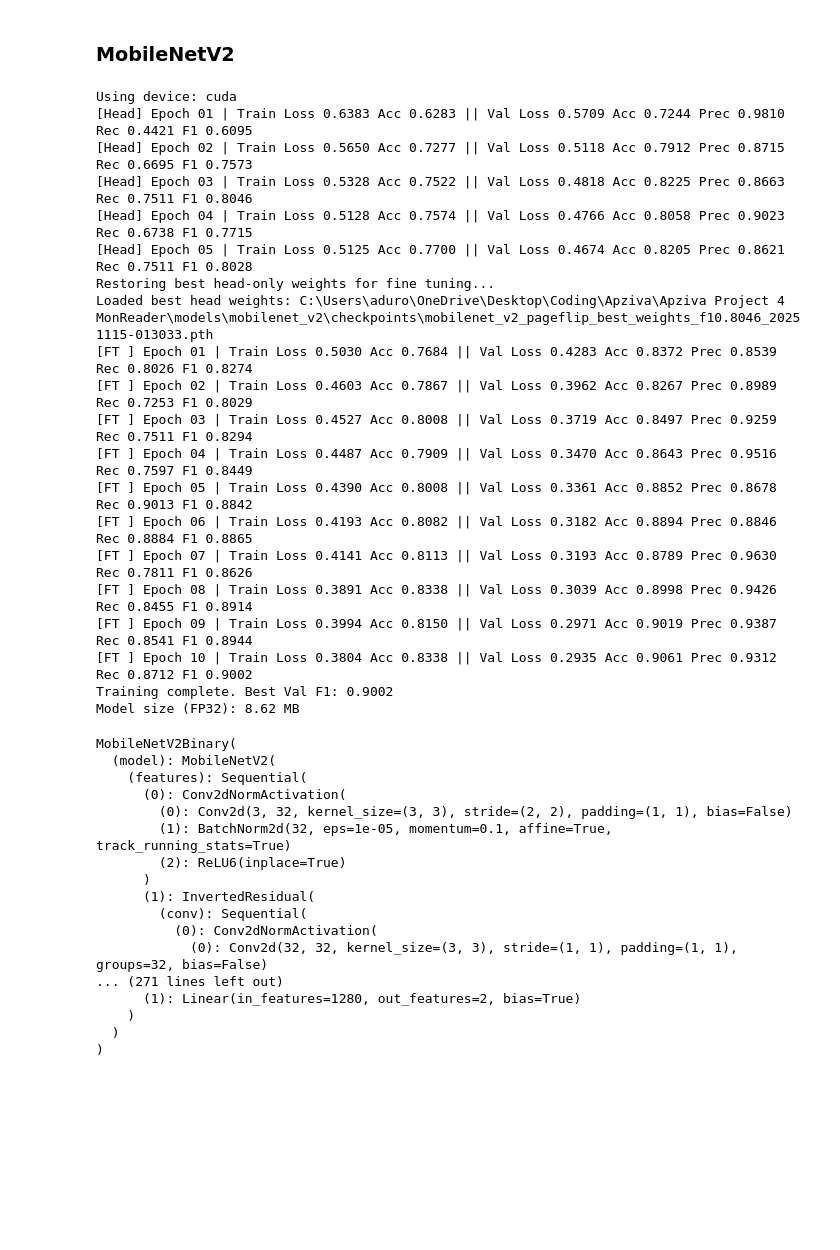
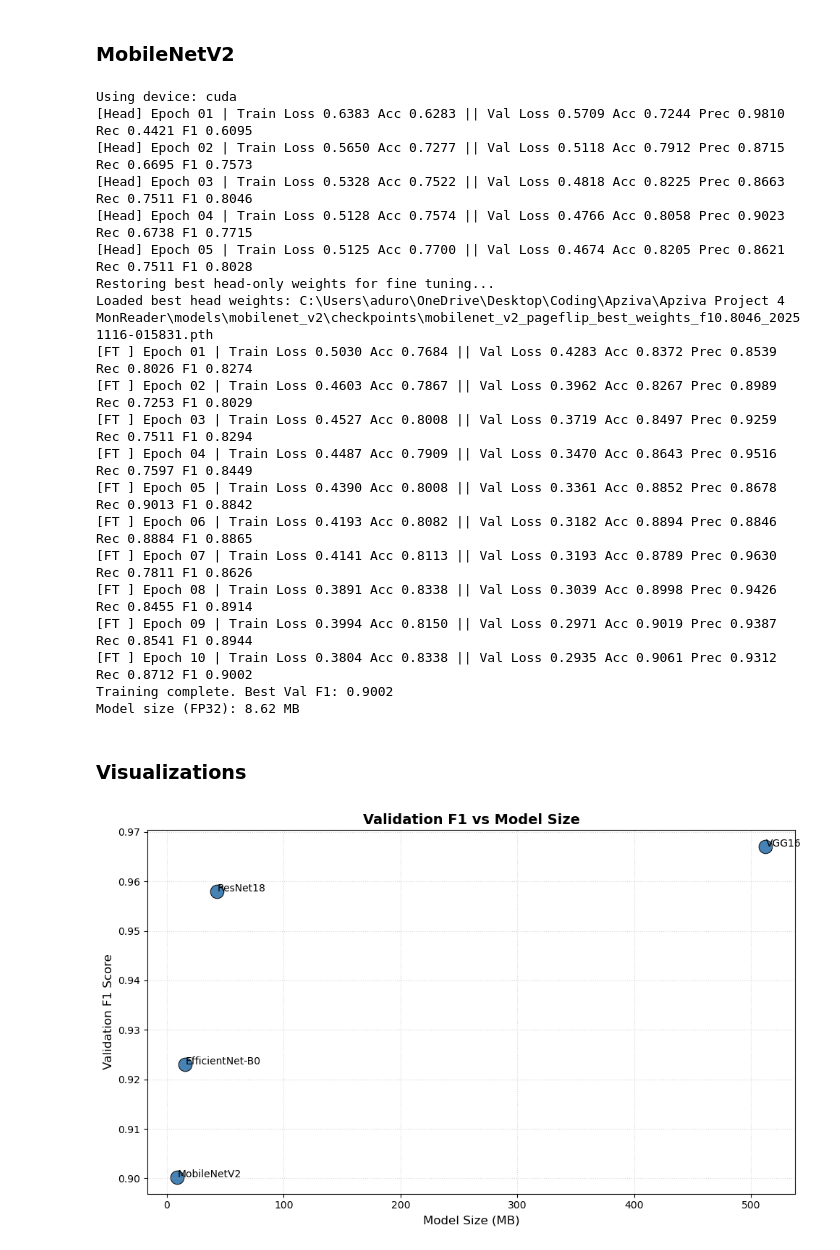
Before and after one commit to Sooihk/Apziva-Project-4-MonReader, a Jupyter notebook: notebooks/monreader.ipynb, the cells around one changed output. Saved outputs shown, nothing was run; the diff lists cells and outputs as text; code cells hidden in the pictures; blank space fills up the shorter version.

Commit message:
updated visualizations for comparison of models

```diff
--- a/notebooks/monreader.ipynb
+++ b/notebooks/monreader.ipynb
@@ -1056,7 +1079,7 @@ cfg.tag = 'mobilenet_v2_pageflip'
 cfg.output_dir = (cfg.root / 'models' / 'mobilenet_v2' / 'checkpoints').resolve()
 
 # Train MobileNetV2
-train_mobilenet_v2(cfg)
+mbv2_model, mbv2_summary, mbv2_hist = train_mobilenet_v2(cfg)
 # %% [output]
 Using device: cuda
 [Head] Epoch 01 | Train Loss 0.6383 Acc 0.6283 || Val Loss 0.5709 Acc 0.7244 Prec 0.9810 Rec 0.4421 F1 0.6095
@@ -1065,7 +1088,7 @@ Using device: cuda
 [Head] Epoch 04 | Train Loss 0.5128 Acc 0.7574 || Val Loss 0.4766 Acc 0.8058 Prec 0.9023 Rec 0.6738 F1 0.7715
 [Head] Epoch 05 | Train Loss 0.5125 Acc 0.7700 || Val Loss 0.4674 Acc 0.8205 Prec 0.8621 Rec 0.7511 F1 0.8028
 Restoring best head-only weights for fine tuning...
-Loaded best head weights: C:\Users\aduro\OneDrive\Desktop\Coding\Apziva\Apziva Project 4 MonReader\models\mobilenet_v2\checkpoints\mobilenet_v2_pageflip_best_weights_f10.8046_20251115-013033.pth
+Loaded best head weights: C:\Users\aduro\OneDrive\Desktop\Coding\Apziva\Apziva Project 4 MonReader\models\mobilenet_v2\checkpoints\mobilenet_v2_pageflip_best_weights_f10.8046_20251116-015831.pth
 [FT ] Epoch 01 | Train Loss 0.5030 Acc 0.7684 || Val Loss 0.4283 Acc 0.8372 Prec 0.8539 Rec 0.8026 F1 0.8274
 [FT ] Epoch 02 | Train Loss 0.4603 Acc 0.7867 || Val Loss 0.3962 Acc 0.8267 Prec 0.8989 Rec 0.7253 F1 0.8029
 [FT ] Epoch 03 | Train Loss 0.4527 Acc 0.8008 || Val Loss 0.3719 Acc 0.8497 Prec 0.9259 Rec 0.7511 F1 0.8294
@@ -1078,20 +1101,5 @@ Loaded best head weights: C:\Users\aduro\OneDrive\Desktop\Coding\Apziva\Apziva P
 [FT ] Epoch 10 | Train Loss 0.3804 Acc 0.8338 || Val Loss 0.2935 Acc 0.9061 Prec 0.9312 Rec 0.8712 F1 0.9002
 Training complete. Best Val F1: 0.9002
 Model size (FP32): 8.62 MB
-MobileNetV2Binary(
-  (model): MobileNetV2(
-    (features): Sequential(
-      (0): Conv2dNormActivation(
-        (0): Conv2d(3, 32, kernel_size=(3, 3), stride=(2, 2), padding=(1, 1), bias=False)
-        (1): BatchNorm2d(32, eps=1e-05, momentum=0.1, affine=True, track_running_stats=True)
-        (2): ReLU6(inplace=True)
-      )
-      (1): InvertedResidual(
-        (conv): Sequential(
-          (0): Conv2dNormActivation(
-            (0): Conv2d(32, 32, kernel_size=(3, 3), stride=(1, 1), padding=(1, 1), groups=32, bias=False)
-... (271 lines left out)
-      (1): Linear(in_features=1280, out_features=2, bias=True)
-    )
-  )
-)
+# %% [markdown]
+### Visualizations
@@ -1097,0 +1162,42 @@ MobileNetV2Binary(
+# %%
+import matplotlib.pyplot as plt
+
+model_metrics = {
+    "VGG16":          vgg16_summary,
+    "ResNet18":       resnet18_summary,
+    "EfficientNet-B0":effb0_summary,
+    "MobileNetV2":    mbv2_summary,
+}
+
+f1_histories = {
+    "VGG16":          vgg16_hist,
+    "ResNet18":       resnet18_hist,
+    "EfficientNet-B0":effb0_hist,
+    "MobileNetV2":    mbv2_hist,
+}
+# %%
+def plot_f1_vs_size(model_metrics: Dict[str, Dict[str, float]]) -> None:
+    """
+    Scatter plot of Validation F1 vs Model Size (MB)
+    """
+    model_names = list(model_metrics.keys())
+    sizes = [model_metrics[m]['size_mb'] for m in model_names]
+    f1s = [model_metrics[m]['f1'] for m in model_names]
+
+    plt.figure(figsize=(10,6))
+    plt.scatter(sizes, f1s, s=180, color='steelblue', edgecolor="black", linewidth=0.7)
+
+    # Annotate
+    for name, size, f1 in zip(model_names, sizes, f1s):
+        plt.text(size + 0.5, f1, name, fontsize=10)
+
+    plt.xlabel("Model Size (MB)", fontsize=12)
+    plt.ylabel("Validation F1 Score", fontsize=12)
+    plt.title("Validation F1 vs Model Size", fontsize=14, weight="bold")
+    plt.grid(True, linestyle = ':', alpha = 0.5)
+    plt.tight_layout()
+    plt.show()
+
+plot_f1_vs_size(model_metrics)
+# %% [output]
+[figure, added]
```
Also changed, not shown: parts of 18 cells of this notebook, 1 other file.
